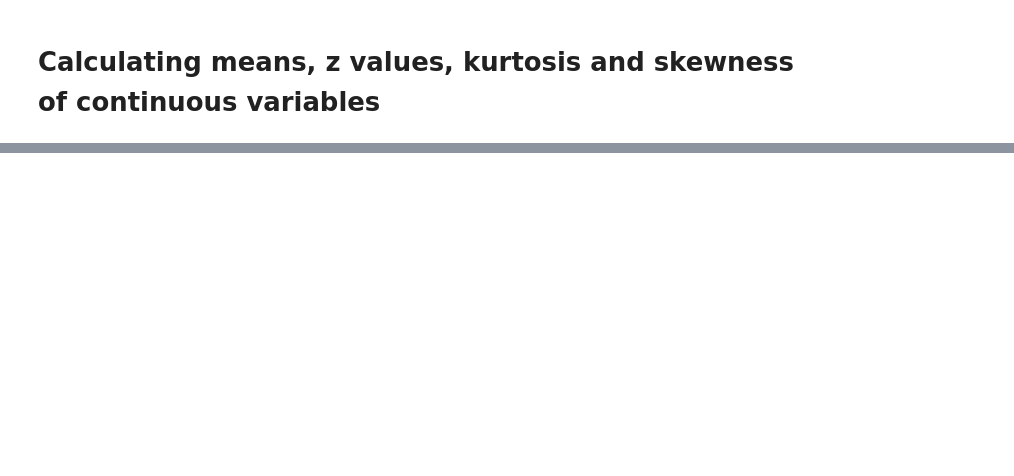
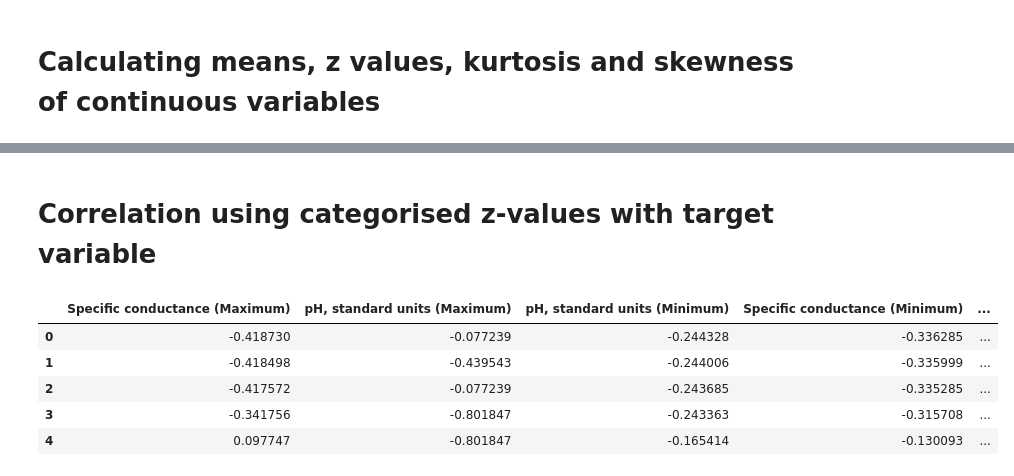
Before and after one commit to glovric/NOSQLBDA-TVZ, a Jupyter notebook: Python_2/stats_analysis_2.ipynb, the cells around one changed output, grey strips where cells are left out. Cells and saved outputs as stored; diff of their text form; code cells hidden in the pictures; blank space fills up the shorter version.

```diff
--- a/Python_2/stats_analysis_2.ipynb
+++ b/Python_2/stats_analysis_2.ipynb
@@ -141,0 +155,12 @@ plt.show()
+# %% [markdown]
+# Correlation using categorised z-values with target variable
+# %%
+z_values_df = pd.DataFrame(z_values_list).T
+z_values_df.head()
+# %% [output]
+|  | Specific conductance (Maximum) | pH, standard units (Maximum) | pH, standard units (Minimum) | Specific conductance (Minimum) | ... |
+| 0 | -0.418730 | -0.077239 | -0.244328 | -0.336285 | ... |
+| 1 | -0.418498 | -0.439543 | -0.244006 | -0.335999 | ... |
+| 2 | -0.417572 | -0.077239 | -0.243685 | -0.335285 | ... |
+| 3 | -0.341756 | -0.801847 | -0.243363 | -0.315708 | ... |
+| 4 | 0.097747 | -0.801847 | -0.165414 | -0.130093 | ... |
```
Also changed, not shown: parts of 11 cells of this notebook, 1 other file.
